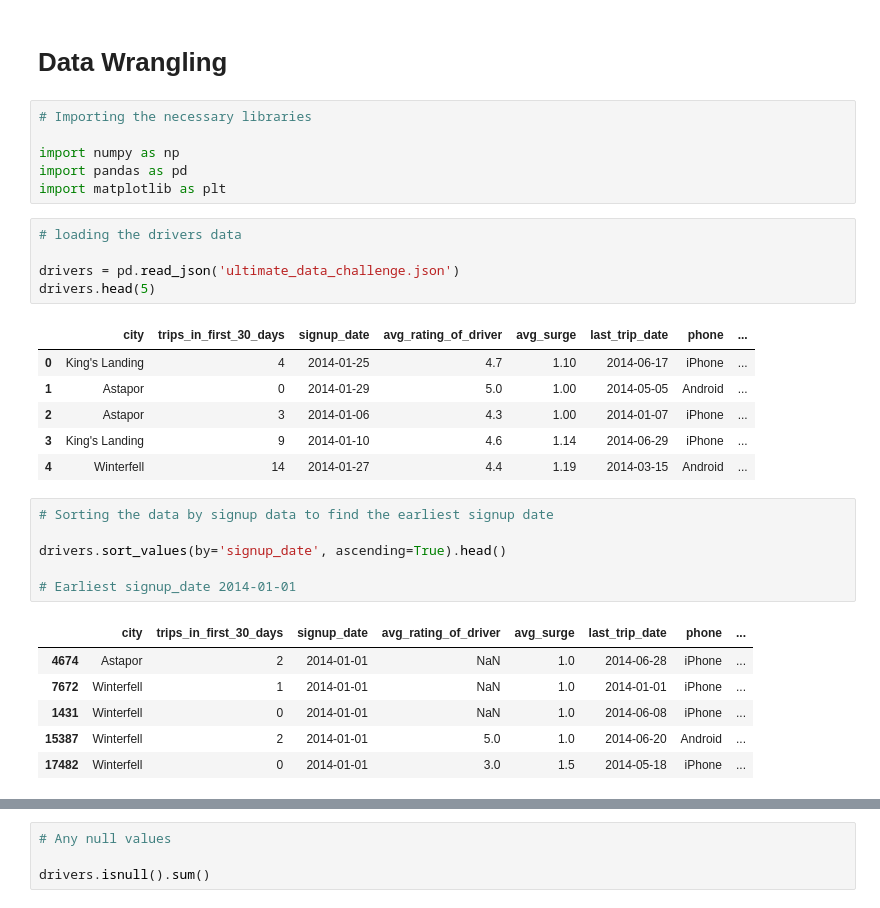
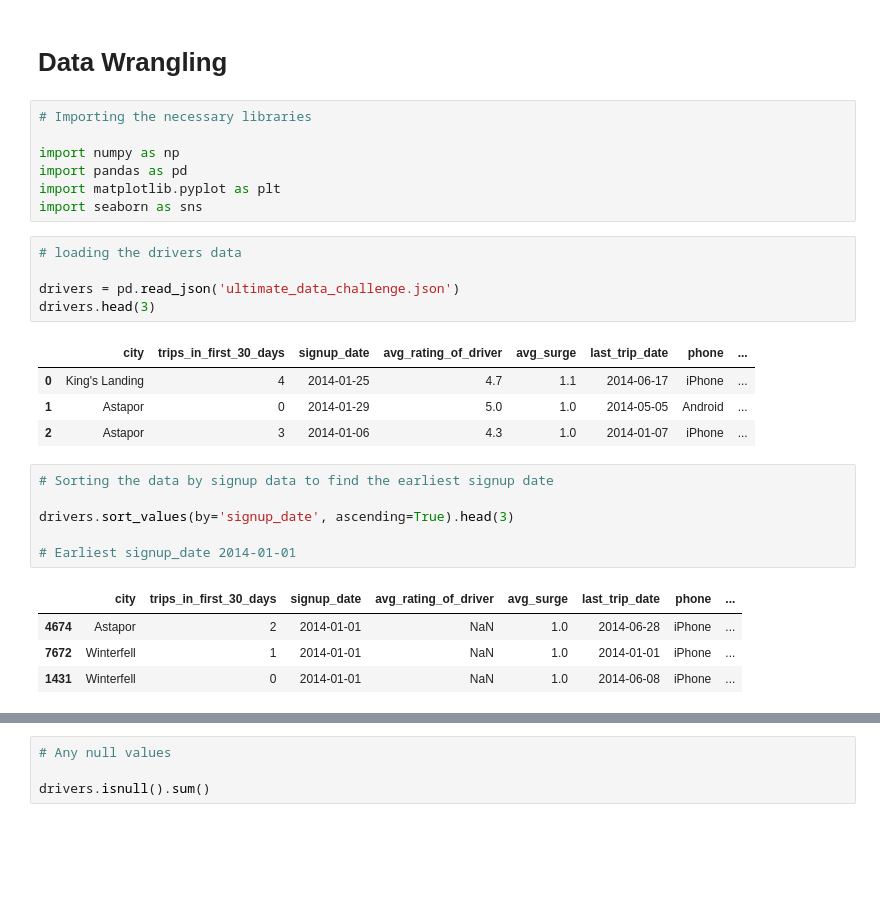
Before and after one commit to meskeremg/Ultimate-Data-Science-Challenge, a Jupyter notebook: Ultimate Data Challenge - Part 3 - Modeling and Prediction.ipynb, the cells around one changed output, grey strips where cells are left out. Drawn from its saved outputs; the diff is of its cells as text; blank space fills up the shorter version.

```diff
--- a/Ultimate Data Challenge - Part 3 - Modeling and Prediction.ipynb
+++ b/Ultimate Data Challenge - Part 3 - Modeling and Prediction.ipynb
@@ -1,27 +1,26 @@
-# %% [markdown]
-# Data Wrangling
+# %% [markdown]
+# Data Wrangling
 # %%
 # Importing the necessary libraries
 
 import numpy as np
 import pandas as pd
-import matplotlib as plt
+import matplotlib.pyplot as plt
+import seaborn as sns
 # %%
 # loading the drivers data
 
 drivers = pd.read_json('ultimate_data_challenge.json')
-drivers.head(5)
+drivers.head(3)
 # %% [output]
 |  | city | trips_in_first_30_days | signup_date | avg_rating_of_driver | avg_surge | last_trip_date | phone | ... |
-| 0 | King's Landing | 4 | 2014-01-25 | 4.7 | 1.10 | 2014-06-17 | iPhone | ... |
-| 1 | Astapor | 0 | 2014-01-29 | 5.0 | 1.00 | 2014-05-05 | Android | ... |
-| 2 | Astapor | 3 | 2014-01-06 | 4.3 | 1.00 | 2014-01-07 | iPhone | ... |
-| 3 | King's Landing | 9 | 2014-01-10 | 4.6 | 1.14 | 2014-06-29 | iPhone | ... |
-| 4 | Winterfell | 14 | 2014-01-27 | 4.4 | 1.19 | 2014-03-15 | Android | ... |
+| 0 | King's Landing | 4 | 2014-01-25 | 4.7 | 1.1 | 2014-06-17 | iPhone | ... |
+| 1 | Astapor | 0 | 2014-01-29 | 5.0 | 1.0 | 2014-05-05 | Android | ... |
+| 2 | Astapor | 3 | 2014-01-06 | 4.3 | 1.0 | 2014-01-07 | iPhone | ... |
 # %%
 # Sorting the data by signup data to find the earliest signup date
 
-drivers.sort_values(by='signup_date', ascending=True).head()
+drivers.sort_values(by='signup_date', ascending=True).head(3)
 
 # Earliest signup_date 2014-01-01
 # %% [output]
@@ -29,5 +28,3 @@ drivers.sort_values(by='signup_date', ascending=True).head()
 | 4674 | Astapor | 2 | 2014-01-01 | NaN | 1.0 | 2014-06-28 | iPhone | ... |
 | 7672 | Winterfell | 1 | 2014-01-01 | NaN | 1.0 | 2014-01-01 | iPhone | ... |
 | 1431 | Winterfell | 0 | 2014-01-01 | NaN | 1.0 | 2014-06-08 | iPhone | ... |
-| 15387 | Winterfell | 2 | 2014-01-01 | 5.0 | 1.0 | 2014-06-20 | Android | ... |
-| 17482 | Winterfell | 0 | 2014-01-01 | 3.0 | 1.5 | 2014-05-18 | iPhone | ... |
```
Also changed, not shown: parts of 34 cells of this notebook.
